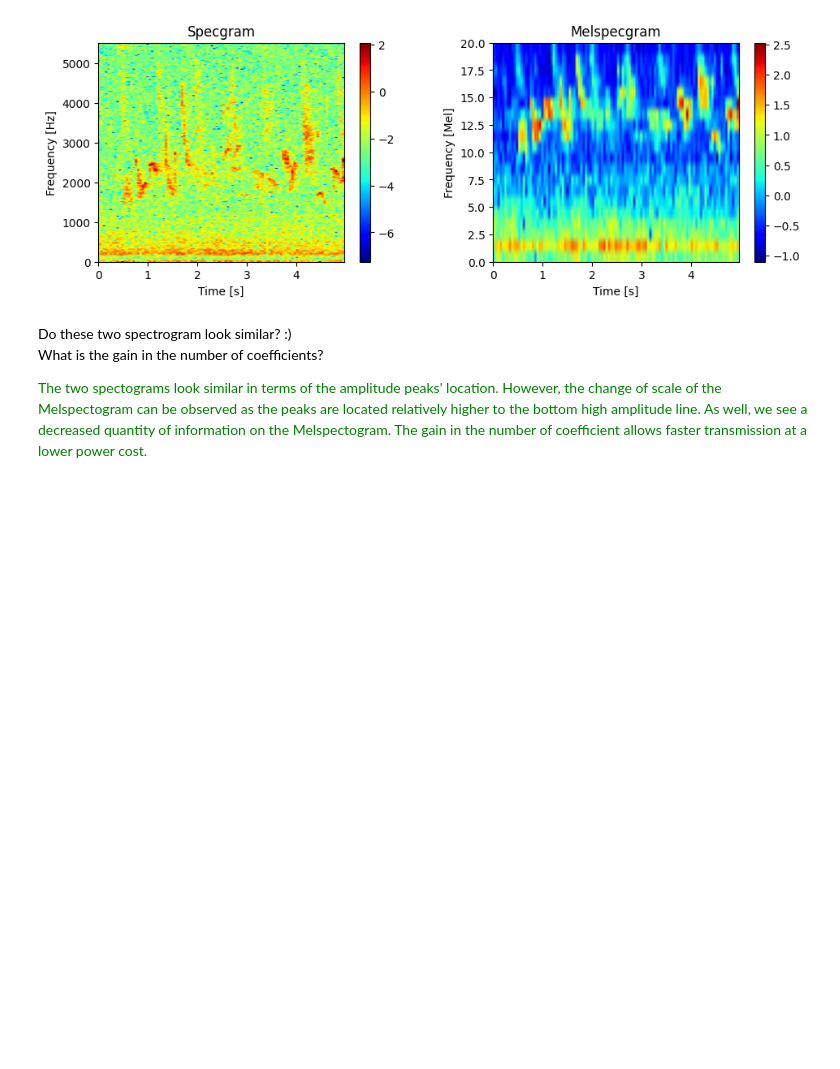
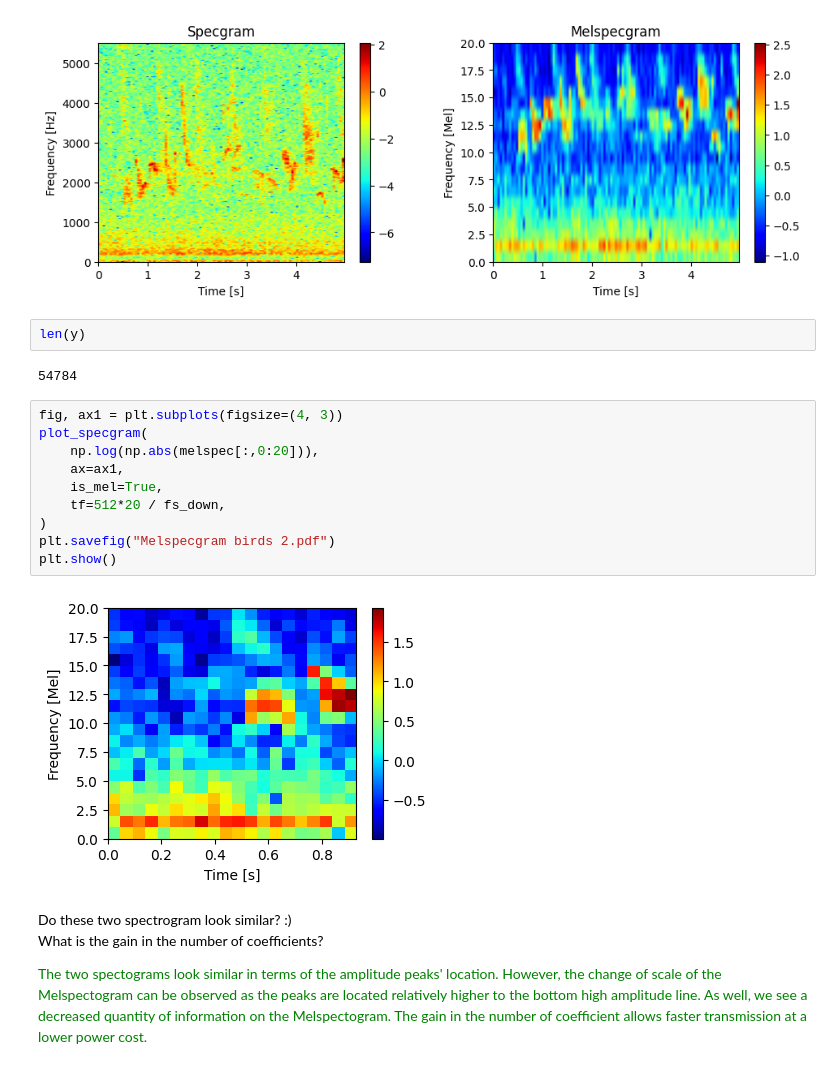
Before and after one commit to Anthiaume/LELEC210X-GroupA, a Jupyter notebook: classification/h1_feature_vectors.ipynb, the cells around one changed output. Cells and saved outputs as stored; diff of their text form; blank space fills up the shorter version.

```diff
--- a/classification/h1_feature_vectors.ipynb
+++ b/classification/h1_feature_vectors.ipynb
@@ -324,6 +324,22 @@ plot_specgram(
 plt.show()
 # %% [output]
 [figure]
+# %%
+len(y)
+# %% [output]
+54784
+# %%
+fig, ax1 = plt.subplots(figsize=(4, 3))
+plot_specgram(
+    np.log(np.abs(melspec[:,0:20])),
+    ax=ax1,
+    is_mel=True,
+    tf=512*20 / fs_down,
+)
+plt.savefig("Melspecgram birds 2.pdf")
+plt.show()
+# %% [output]
+[figure, added]
 # %% [markdown]
 Do these two spectrogram look similar? :) <br>
 What is the gain in the number of coefficients?
```
Also changed, not shown: parts of 2 cells of this notebook, 3 other files.
